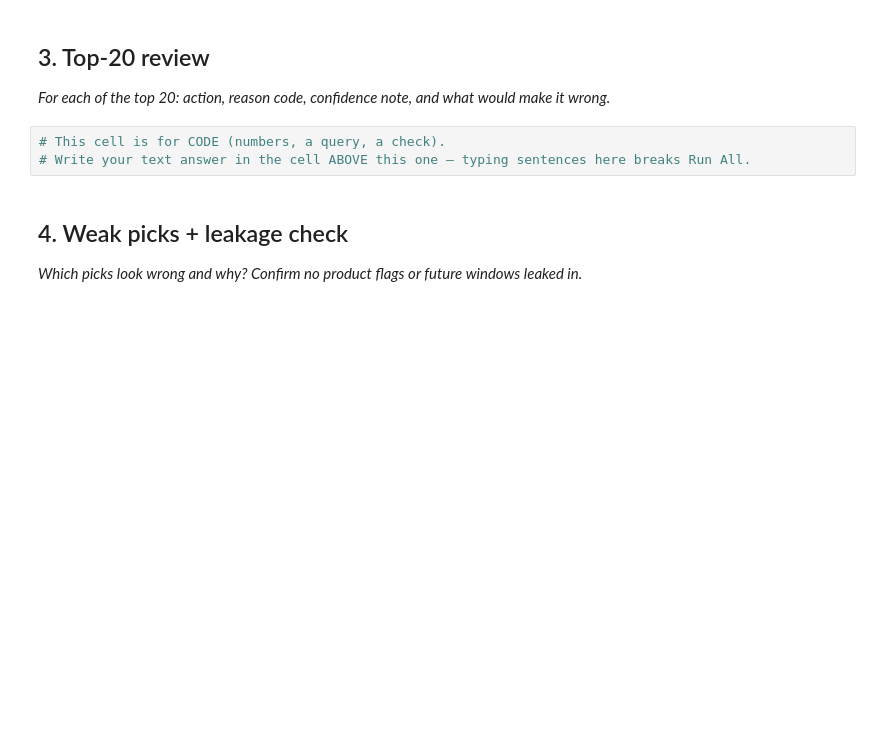
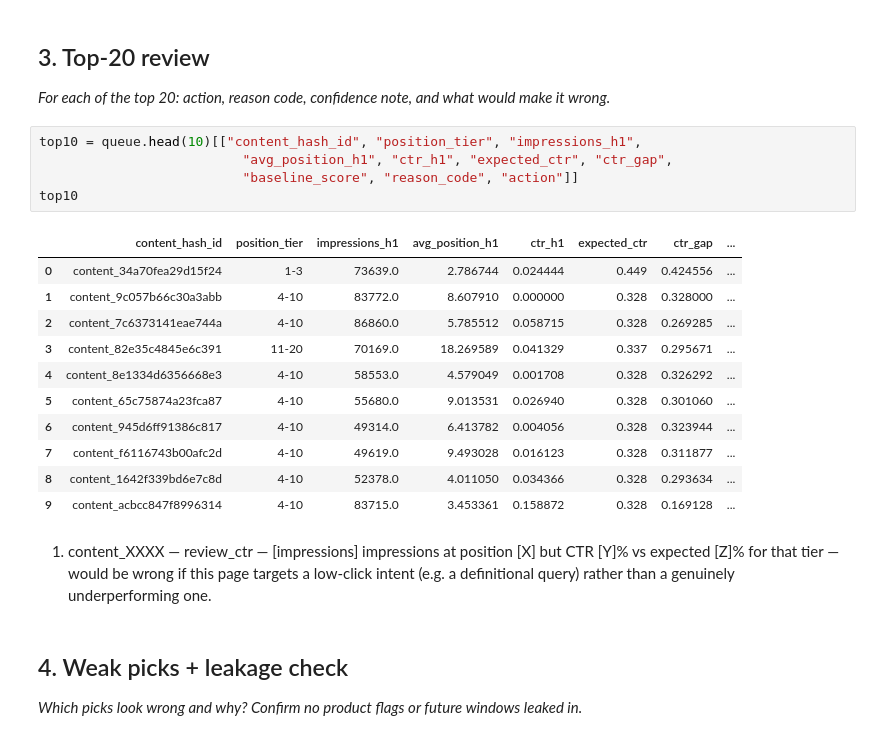
Before and after one commit to M-Sheheryar-khan/FlyRank-ML-Internship-Starter-Repo, a Jupyter notebook: work/notebooks/w04_baseline_score.ipynb, the cells around one changed output. Cells and saved outputs as stored; diff of their text form; blank space fills up the shorter version.

```diff
--- a/work/notebooks/w04_baseline_score.ipynb
+++ b/work/notebooks/w04_baseline_score.ipynb
@@ -160,8 +217,24 @@ position_tier
 
 *For each of the top 20: action, reason code, confidence note, and what would make it wrong.*
 # %%
-# This cell is for CODE (numbers, a query, a check).
-# Write your text answer in the cell ABOVE this one — typing sentences here breaks Run All.
+top10 = queue.head(10)[["content_hash_id", "position_tier", "impressions_h1",
+                          "avg_position_h1", "ctr_h1", "expected_ctr", "ctr_gap",
+                          "baseline_score", "reason_code", "action"]]
+top10
+# %% [output]
+|  | content_hash_id | position_tier | impressions_h1 | avg_position_h1 | ctr_h1 | expected_ctr | ctr_gap | ... |
+| 0 | content_34a70fea29d15f24 | 1-3 | 73639.0 | 2.786744 | 0.024444 | 0.449 | 0.424556 | ... |
+| 1 | content_9c057b66c30a3abb | 4-10 | 83772.0 | 8.607910 | 0.000000 | 0.328 | 0.328000 | ... |
+| 2 | content_7c6373141eae744a | 4-10 | 86860.0 | 5.785512 | 0.058715 | 0.328 | 0.269285 | ... |
+| 3 | content_82e35c4845e6c391 | 11-20 | 70169.0 | 18.269589 | 0.041329 | 0.337 | 0.295671 | ... |
+| 4 | content_8e1334d6356668e3 | 4-10 | 58553.0 | 4.579049 | 0.001708 | 0.328 | 0.326292 | ... |
+| 5 | content_65c75874a23fca87 | 4-10 | 55680.0 | 9.013531 | 0.026940 | 0.328 | 0.301060 | ... |
+| 6 | content_945d6ff91386c817 | 4-10 | 49314.0 | 6.413782 | 0.004056 | 0.328 | 0.323944 | ... |
+| 7 | content_f6116743b00afc2d | 4-10 | 49619.0 | 9.493028 | 0.016123 | 0.328 | 0.311877 | ... |
+| 8 | content_1642f339bd6e7c8d | 4-10 | 52378.0 | 4.011050 | 0.034366 | 0.328 | 0.293634 | ... |
+| 9 | content_acbcc847f8996314 | 4-10 | 83715.0 | 3.453361 | 0.158872 | 0.328 | 0.169128 | ... |
+# %% [markdown]
+1. content_XXXX — review_ctr — [impressions] impressions at position [X] but CTR [Y]% vs expected [Z]% for that tier — would be wrong if this page targets a low-click intent (e.g. a definitional query) rather than a genuinely underperforming one.
 # %% [markdown]
 ## 4. Weak picks + leakage check
 
```
Also changed, not shown: parts of 7 cells of this notebook.
